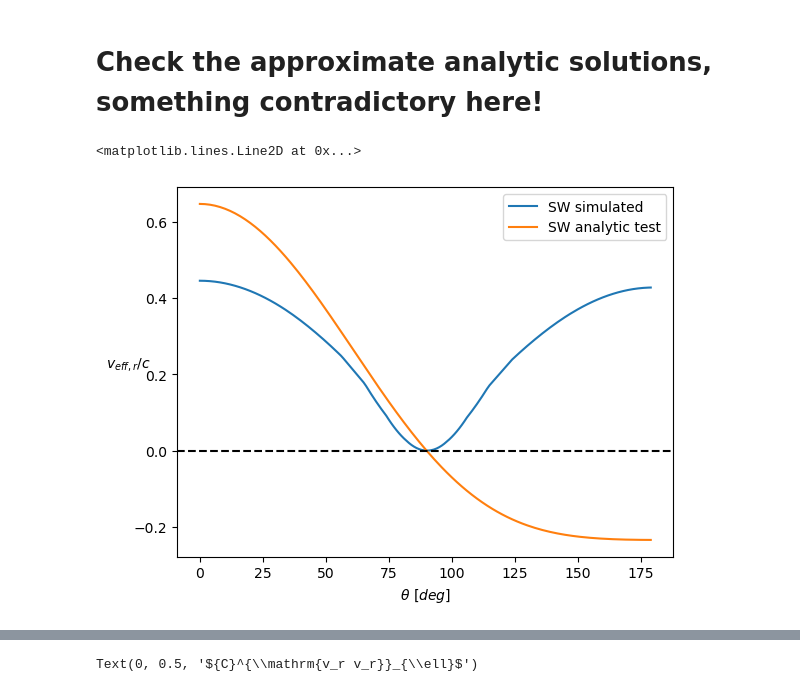
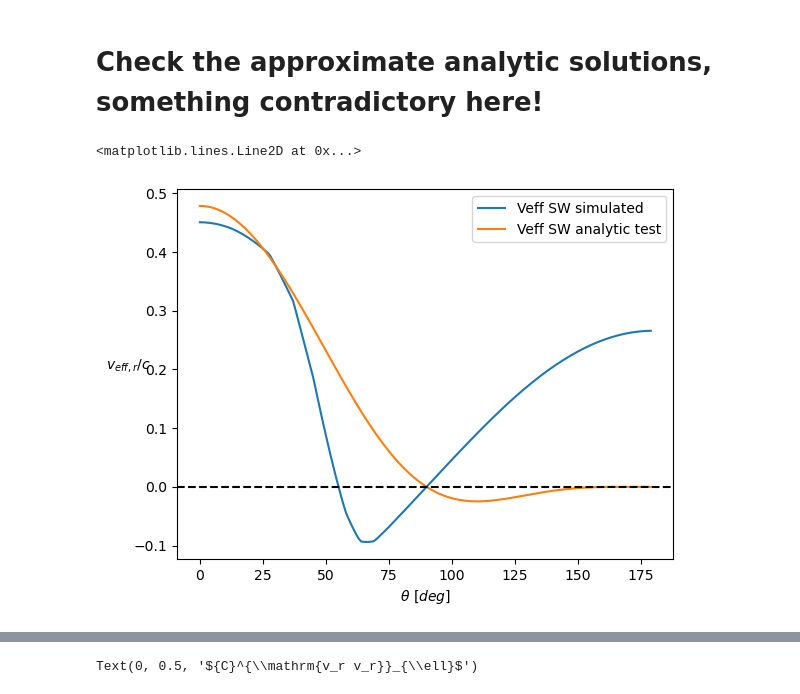
Before and after one commit to catketchup/ReCCO, a Jupyter notebook: code/Pylian_test.ipynb, the cells around one changed output, grey strips where cells are left out. Saved outputs shown, nothing was run; the diff lists cells and outputs as text; code cells hidden in the pictures.

```diff
--- a/code/Pylian_test.ipynb
+++ b/code/Pylian_test.ipynb
@@ -204,7 +204,7 @@ z_c = param.z_c
 A = 1
 B = 0
 direction = 'z'
-z_c = 0
+z_c = 1
 x_c = remote_spectra.chifromz(z_c) #Mpc
 r_H = param.r_H #Mpc
 
@@ -318,7 +318,7 @@ if 0:
 # %% [markdown]
 # Choose the Ze of remote dipole field
 # %%
-Z_e = 1
+Z_e = 2
 a_e = 1/(1+Z_e)
 # sampling k modes
 ks = kszpsz_config.kaux #1/Mpc
@@ -921,21 +921,21 @@ if PriPerturbation == 'BubbleCollision':
 # %%
 import bubble_collision as bc
 importlib.reload(bc)
 
 BC = bc.BubbleCollision_Veff(A, B, z_c, Z_e, Omega_b, Omega_c, w, wa, Omega_K, h)
 
 theta_e_deg = np.arange(0,180,1)
 theta_e = theta_e_deg* pi / 180.0
 
-plt.plot(theta_e_deg, V_eff_SW_radial_chi_test, label='SW simulated')
-plt.plot(theta_e_deg, BC.Approx_Veff_SW_radial(theta_e), label='SW analytic test')
+plt.plot(theta_e_deg, V_eff_SW_radial_chi_test, label='Veff SW simulated')
+plt.plot(theta_e_deg, BC.Approx_Veff_SW_radial(theta_e), label='Veff SW analytic test')
 plt.xlabel(r'$\theta\ [deg]$')
 plt.ylabel(r'$v_{eff, r}/c$', rotation=0)
 plt.legend()
 plt.axhline(y=0, c='k', linestyle='--')
 # %% [output]
 <matplotlib.lines.Line2D at 0x...>
-[figure, old version]
+[figure, new version]
 # %%
 import bubble_collision as bc
 importlib.reload(bc)
```
Also changed, not shown: parts of 21 cells of this notebook, 1 other file.
